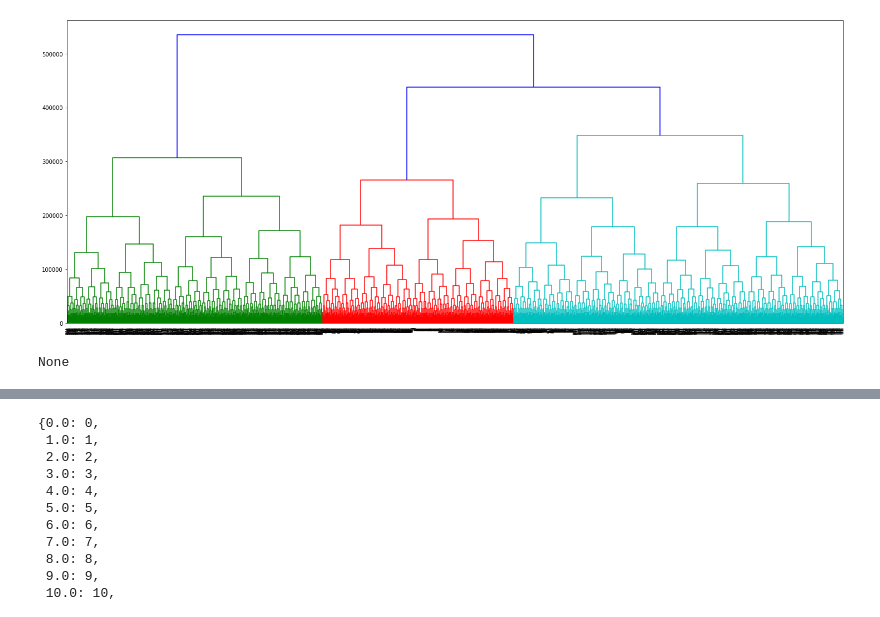
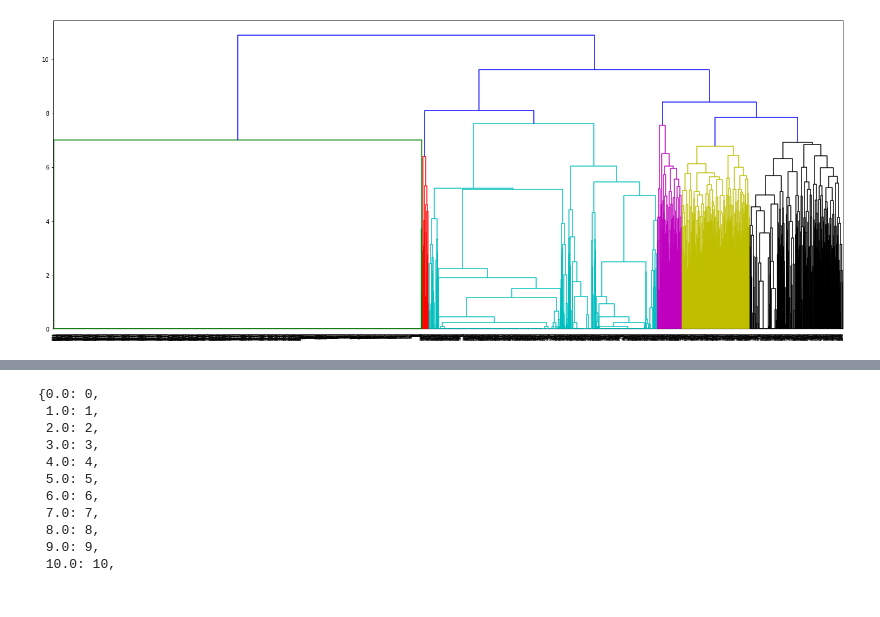
Before and after one commit to Zarand3r/corona_light, a Jupyter notebook: models/HMM_Work/HMM_Big_File.ipynb, the cells around one changed output, grey strips where cells are left out. Drawn from its saved outputs; the diff is of its cells as text; code cells hidden in the pictures.

```diff
--- a/models/HMM_Work/HMM_Big_File.ipynb
+++ b/models/HMM_Work/HMM_Big_File.ipynb
@@ -341,7 +342,7 @@ clusters_NYT_W_O = fcluster(Z_NYT_W_O, 3, criterion='maxclust')
 # %%
-distance_JHU = dtw.distance_matrix_fast(Series_JHU)
-Z_JHU = linkage(noinf(distance_JHU), 'complete')
+distance_JHU = dtw.distance_matrix_fast(Series_JHU,compact=True)
+Z_JHU = linkage(distance_JHU,method='complete')
 fig = plt.figure(figsize=(25, 10))
 dn_JHU = dendrogram(Z_JHU)
 # %% [output]
-[figure, old version]
+[figure, new version]
@@ -351,7 +349,3 @@ cluster_idx = model3.fit(Series_JHU)
-# %%
-print(cluster_idx)
-# %% [output]
-None
 # %%
 last = Z_JHU[-10:, 2]
 last_rev = last[::-1]
```
Also changed, not shown: parts of 50 cells of this notebook, 1 other file.
